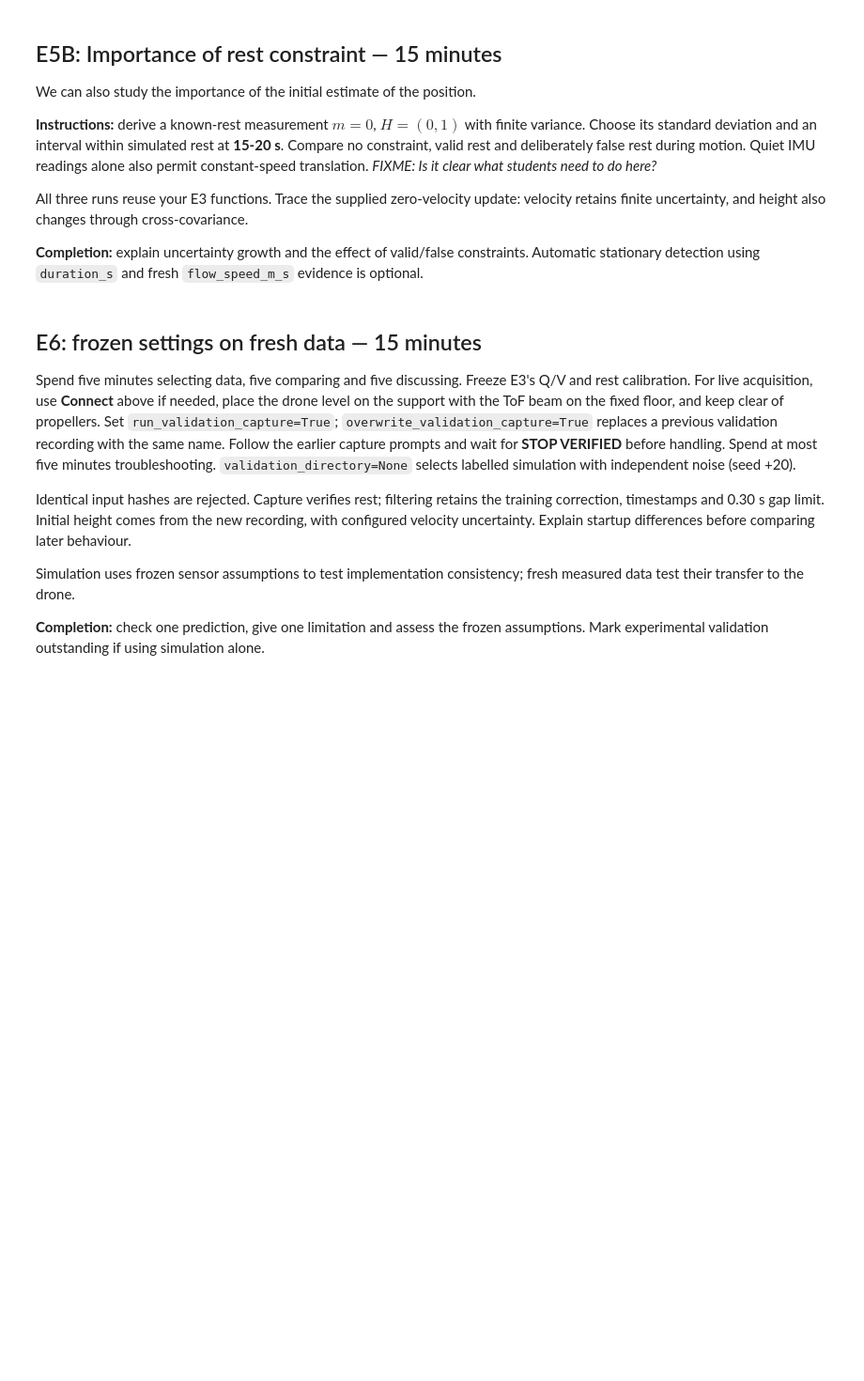
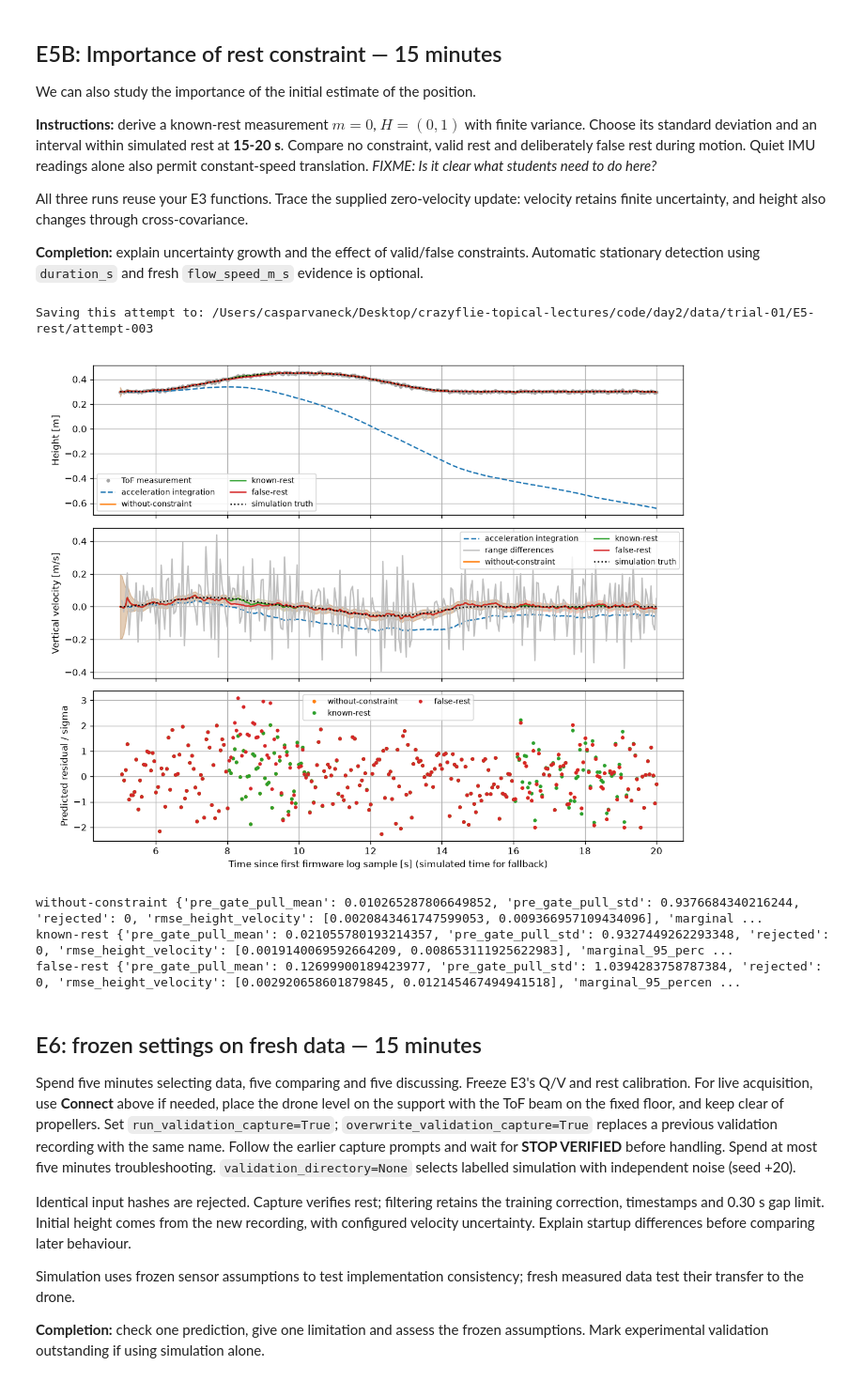
Before and after one commit to NielsterLinden/crazyflie-topical-lectures, a Jupyter notebook: code/day2/03_height_velocity.ipynb, the cells around one changed output. Shown at 94% size. Saved outputs shown, nothing was run; the diff lists cells and outputs as text; code cells hidden in the pictures; blank space fills up the shorter version.

```diff
--- a/code/day2/03_height_velocity.ipynb
+++ b/code/day2/03_height_velocity.ipynb
@@ -65,10 +84,11 @@ The helper sets `stabilizer.stop=1`, verifies the firmware lock and zero motor o
 
 The stop stays engaged after success, interruption or failure. Place the drone down and power-cycle before normal flight/preflight checks. Connection plus capture is bounded to 50 seconds. If acquisition or model checks stall, a checked sensor recording or simulation lets you continue; spend at most five minutes troubleshooting and retain unexpected data for later investigation.
 # %%
-run_live_capture = False  # Reuse the saved capture below; enable only to record again.
-capture_name = "capture-1"  # Data is saved under data/<run_id>/<capture_name>.
+run_live_capture = False  # Our E3 recording below is reused; set True to record a new one.
+import time
+capture_name = time.strftime("capture-%H%M%S")  # A fresh name per recording, saved under data/<run_id>/.
 overwrite_capture = False  # Set False to preserve an existing capture with this name.
-captured_directory = None  # Set only after a successful live capture.
+captured_directory = output / "capture-131904"  # Our successful E3 recording (13:19).
 if run_live_capture:
     data = settings = training_calibration = None
     baseline_result = dropout = validation_data = validation_result = None
@@ -155,8 +182,8 @@ def our_predict(x, C, acceleration, dt, acceleration_std):
     F = np.array([[1., dt], [0., 1.]])
     B = np.array([[0.5 * dt**2], [dt]])
     Q = B @ B.T * acceleration_std**2
-    x_predicted = None  # TODO E3: propagate the state.
-    C_predicted = None  # TODO E3: propagate covariance and add Q.
+    x_predicted = F @ x + (B @ acceleration)  # x- = F x + B a
+    C_predicted = F @ C @ F.T + Q  # C- = F C F^T + Q
     if x_predicted is None or C_predicted is None:
         raise NotImplementedError("Complete the two prediction expressions.")
     return x_predicted, C_predicted
@@ -168,8 +195,8 @@ def our_update(x_predicted, C_predicted, measurement, V):
     measurement_covariance = np.array([[V]])
     residual = measurement_array - H @ x_column
     R = H @ C_predicted @ H.T + measurement_covariance
-    K = None  # TODO E3: gain from covariance and residual variance.
-    x_filtered = None  # TODO E3: correct the predicted state.
+    K = C_predicted @ H.T @ np.linalg.inv(R)  # K = C- H^T R^-1, shape (2, 1)
+    x_filtered = x_column + K @ residual  # x+ = x- + K r
     if K is None or x_filtered is None:
         raise NotImplementedError("Complete the gain and state-correction expressions.")
     A = np.eye(2) - K @ H
@@ -192,5 +229,5 @@ print("C before/after:\n", C_predicted, "\n", C_filtered)
 # %%
 baseline_settings = vertical.Settings(range_std_m=training_calibration.range_std_m)
 candidate_acceleration_std = 0.08  # Choose and justify; observations stay fixed.
-chosen_name = "V-large"  # Select one matched case after inspecting the comparison.
+chosen_name = "baseline"  # Measured V: pull width ~0.94 and ~99% inside the 95% band. V-large is far too cautious (pull width 0.34), V-small too confident (2.8).
 print("Baseline range_std_m:", baseline_settings.range_std_m)
@@ -233,12 +281,11 @@ Predict the state correction from a **0.15 m** added range observation at/after
 # %%
 from scipy.stats import chi2
 
-false_rejection_probability = 0.01  # Choose and justify.
+false_rejection_probability = 0.01  # 1% of good readings rejected (~3 of 300): costs little, a 15 cm jump is still caught.
 
 def our_residual_threshold(dimension, alpha):
-    # TODO E4: replace None with the dimension-aware threshold.
+    # chi2 value that a correct measurement exceeds with probability alpha: 6.63 for 1 dof, alpha 0.01.
     return chi2.ppf(1-alpha, df=dimension)
-    return None
 
 
 def our_accept_range(residual, R, threshold):
@@ -314,15 +484,23 @@ def our_zero_velocity_update(x, C, V):
     return x_filtered, C_filtered
 # %%
 rest_data = vertical.select(seed=seed)  # Known simulated rest; truth never enters the update.
+# The simulation has its own range noise (5.3 mm); our recording's 1.7 mm would make the filter overconfident here.
+rest_settings = replace(rest_settings, range_std_m=rest_data.calibration.range_std_m)
 rest_runs = {
     "without-constraint": vertical.run(rest_data, rest_settings, predict_step=our_predict, update_step=our_update),
     "known-rest": vertical.run(rest_data, rest_settings, predict_step=our_predict, update_step=our_update, stationary_step=our_zero_velocity_update, stationary_intervals=known_rest),
     "false-rest": vertical.run(rest_data, rest_settings, predict_step=our_predict, update_step=our_update, stationary_step=our_zero_velocity_update, stationary_intervals=false_rest),
 }
 e5_rest_output = next_attempt(output / "E5-rest")
 display(Image(filename=str(vertical.save_comparison(rest_data, rest_runs, e5_rest_output))))
 for name, result in rest_runs.items():
     print(name, vertical.summary(rest_data, result))
+# %% [output]
+Saving this attempt to: /Users/casparvaneck/Desktop/crazyflie-topical-lectures/code/day2/data/trial-01/E5-rest/attempt-003
+[figure, added]
+without-constraint {'pre_gate_pull_mean': 0.010265287806649852, 'pre_gate_pull_std': 0.9376684340216244, 'rejected': 0, 'rmse_height_velocity': [0.0020843461747599053, 0.009366957109434096], 'marginal ...
+known-rest {'pre_gate_pull_mean': 0.021055780193214357, 'pre_gate_pull_std': 0.9327449262293348, 'rejected': 0, 'rmse_height_velocity': [0.0019140069592664209, 0.008653111925622983], 'marginal_95_perc ...
+false-rest {'pre_gate_pull_mean': 0.12699900189423977, 'pre_gate_pull_std': 1.0394283758787384, 'rejected': 0, 'rmse_height_velocity': [0.002920658601879845, 0.012145467494941518], 'marginal_95_percen ...
 # %% [markdown]
 ## E6: frozen settings on fresh data — 15 minutes
 
```
Also changed, not shown: parts of 14 cells of this notebook, 44 other files.
